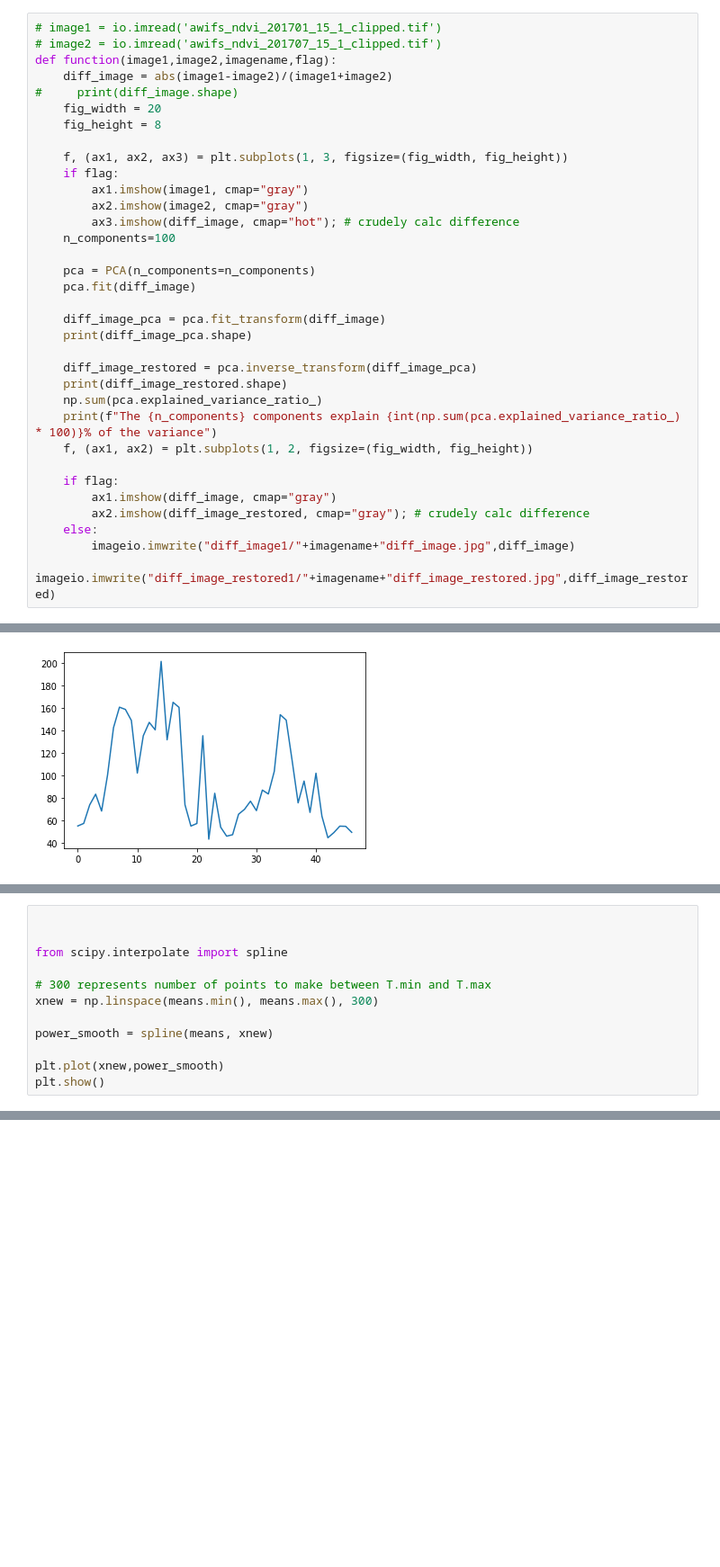
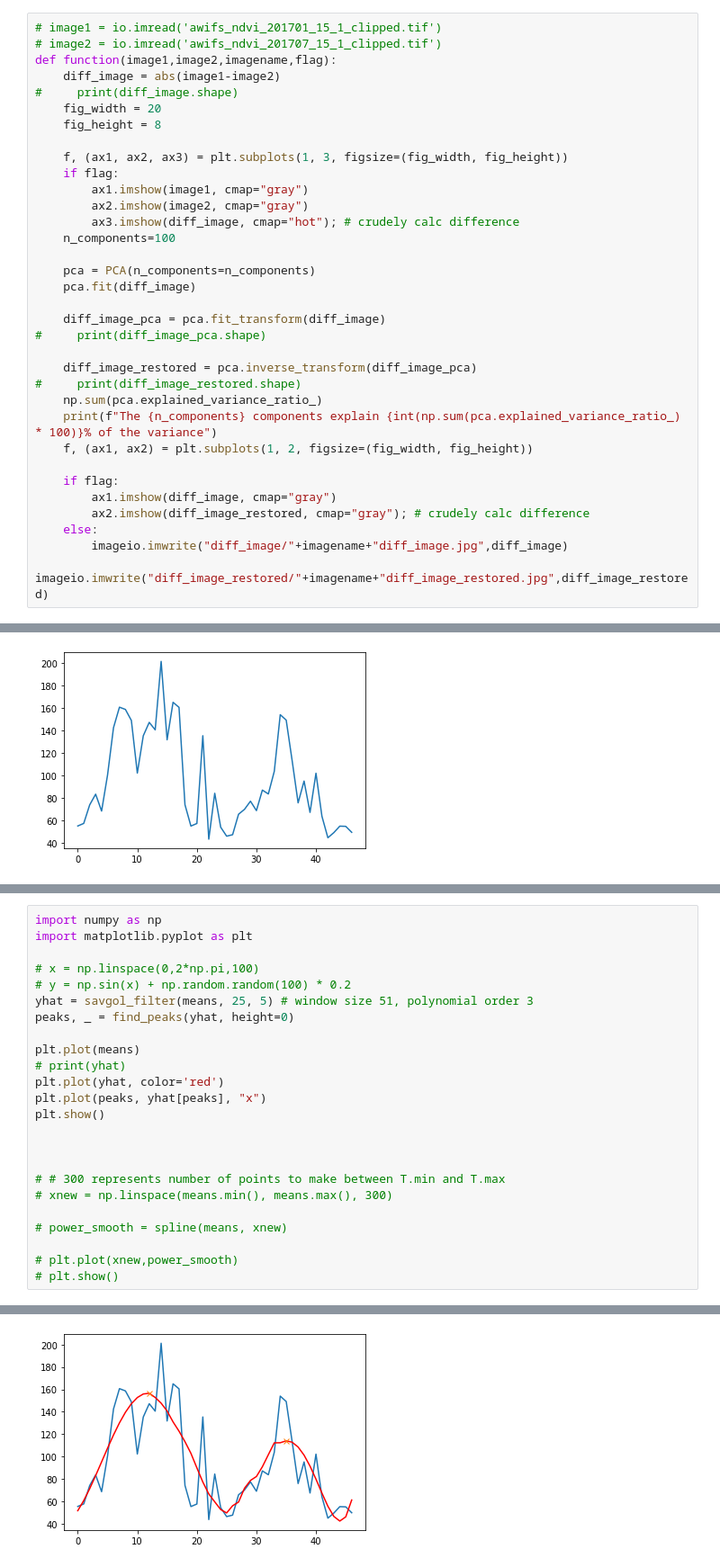
Before and after one commit to kavrrn/chaivale, a Jupyter notebook: chaivale-master/change_detection.ipynb, the cells around one changed output, grey strips where cells are left out. Shown at 90% size. Cells and saved outputs as stored; diff of their text form; blank space fills up the shorter version.

Commit message:
smoothening of graph and getting Crop field parameters

```diff
--- a/chaivale-master/change_detection.ipynb
+++ b/chaivale-master/change_detection.ipynb
@@ -56,7 +33,7 @@ awifs_ndvi_201701_15_2_clipped.tif  diff_image_restored1/
 # image1 = io.imread('awifs_ndvi_201701_15_1_clipped.tif')
 # image2 = io.imread('awifs_ndvi_201707_15_1_clipped.tif')
 def function(image1,image2,imagename,flag):
-    diff_image = abs(image1-image2)/(image1+image2)
+    diff_image = abs(image1-image2)
 #     print(diff_image.shape)
     fig_width = 20
     fig_height = 8
@@ -72,10 +49,10 @@ def function(image1,image2,imagename,flag):
     pca.fit(diff_image)
 
     diff_image_pca = pca.fit_transform(diff_image)
-    print(diff_image_pca.shape)
+#     print(diff_image_pca.shape)
 
     diff_image_restored = pca.inverse_transform(diff_image_pca)
-    print(diff_image_restored.shape)
+#     print(diff_image_restored.shape)
     np.sum(pca.explained_variance_ratio_)
     print(f"The {n_components} components explain {int(np.sum(pca.explained_variance_ratio_) * 100)}% of the variance")
     f, (ax1, ax2) = plt.subplots(1, 2, figsize=(fig_width, fig_height))
@@ -84,5 +61,5 @@ def function(image1,image2,imagename,flag):
         ax1.imshow(diff_image, cmap="gray")
         ax2.imshow(diff_image_restored, cmap="gray"); # crudely calc difference
     else:
-        imageio.imwrite("diff_image1/"+imagename+"diff_image.jpg",diff_image)
-        imageio.imwrite("diff_image_restored1/"+imagename+"diff_image_restored.jpg",diff_image_restored)
+        imageio.imwrite("diff_image/"+imagename+"diff_image.jpg",diff_image)
+        imageio.imwrite("diff_image_restored/"+imagename+"diff_image_restored.jpg",diff_image_restored)
@@ -258,13 +250,25 @@ plt.plot(means)
 # %%
+import numpy as np
+import matplotlib.pyplot as plt
+
+# x = np.linspace(0,2*np.pi,100)
+# y = np.sin(x) + np.random.random(100) * 0.2
+yhat = savgol_filter(means, 25, 5) # window size 51, polynomial order 3
+peaks, _ = find_peaks(yhat, height=0)
+
+plt.plot(means)
+# print(yhat)
+plt.plot(yhat, color='red')
+plt.plot(peaks, yhat[peaks], "x")
+plt.show()
 
 
-from scipy.interpolate import spline
 
-# 300 represents number of points to make between T.min and T.max
-xnew = np.linspace(means.min(), means.max(), 300)
+# # 300 represents number of points to make between T.min and T.max
+# xnew = np.linspace(means.min(), means.max(), 300)
 
-power_smooth = spline(means, xnew)
+# power_smooth = spline(means, xnew)
 
-plt.plot(xnew,power_smooth)
-plt.show()
+# plt.plot(xnew,power_smooth)
+# plt.show()
 # %% [output]
@@ -271,0 +275 @@ ImportError: cannot import name 'spline' from 'scipy.interpolate' (/Users/venkat
+[figure, added]
```
Also changed, not shown: parts of 31 cells of this notebook, 2 other files.
